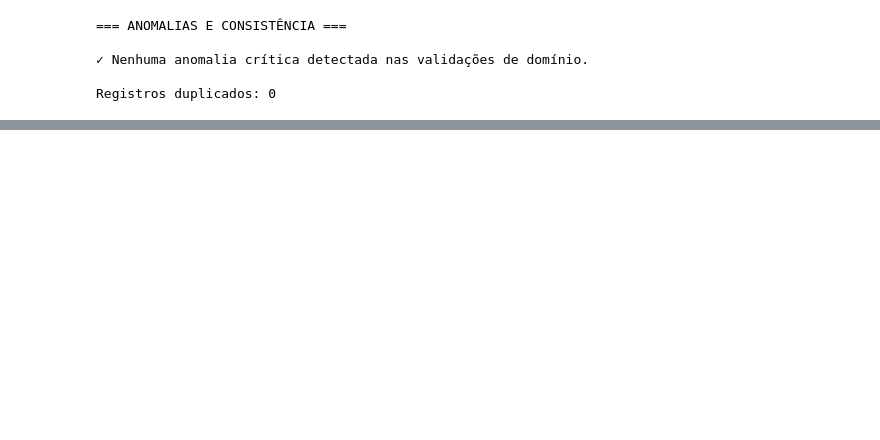
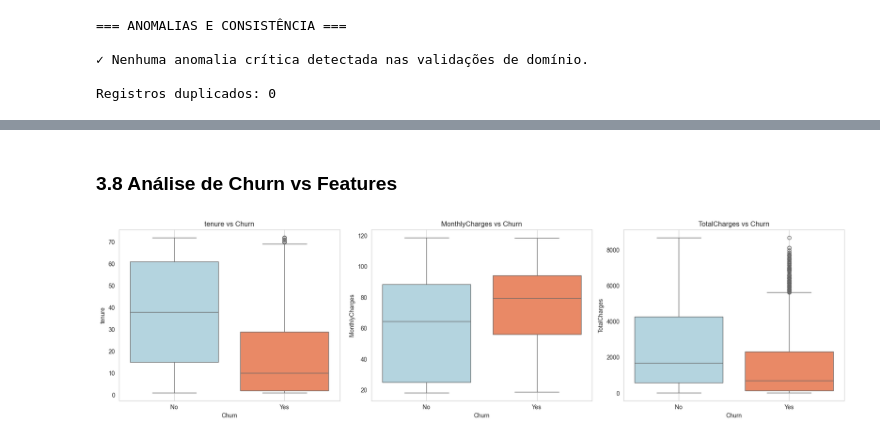
Before and after one commit to FernandoFailla/tech-challenge-fase-1, a Jupyter notebook: notebooks/01_eda.ipynb, the cells around one changed output, grey strips where cells are left out. Cells and saved outputs as stored; diff of their text form; code cells hidden in the pictures; blank space fills up the shorter version.

```diff
--- a/notebooks/01_eda.ipynb
+++ b/notebooks/01_eda.ipynb
@@ -451,3 +501,34 @@ Name: Churn_bin, dtype: float64
 | 25 | DeviceProtection_No internet service | TechSupport_No internet service | 1.0 |
 | 26 | DeviceProtection_No internet service | StreamingTV_No internet service | 1.0 |
 | 29 | TechSupport_No internet service | StreamingMovies_No internet service | 1.0 |
+# %% [markdown]
+### 3.8 Análise de Churn vs Features
+# %%
+# Seleciona apenas as colunas numéricas para análise de boxplot
+numeric_cols = df_eda.select_dtypes(include=[np.number]).columns.tolist()
+numeric_cols = [col for col in numeric_cols if col != "Churn_bin"]
+
+# Visualização de boxplots para cada variável numérica vs Churn
+n = len(numeric_cols)
+fig, axes = plt.subplots(1, n, figsize=(6 * n, 5))
+
+if n == 1:
+    axes = [axes]
+
+for ax, col in zip(axes, numeric_cols):
+    if sns is not None:
+        sns.boxplot(data=df_eda,x="Churn",y=col,hue="Churn",ax=ax,palette={"No": "lightblue", "Yes": "coral"},dodge=False)
+        if ax.get_legend() is not None:
+            ax.get_legend().remove()
+    else:
+        df_eda.boxplot(column=col, by="Churn", ax=ax)
+
+    ax.set_title(f"{col} vs Churn")
+    ax.set_xlabel("Churn")
+    ax.set_ylabel(col)
+    ax.grid()
+
+plt.tight_layout()
+plt.show()
+# %% [output]
+[figure, added]
```
Also changed, not shown: parts of 17 cells of this notebook.
